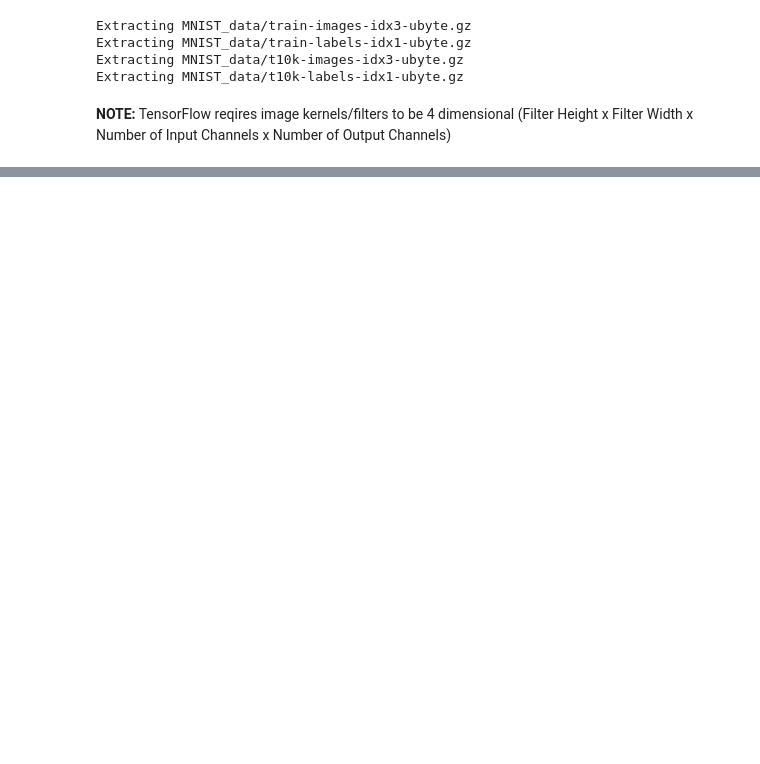
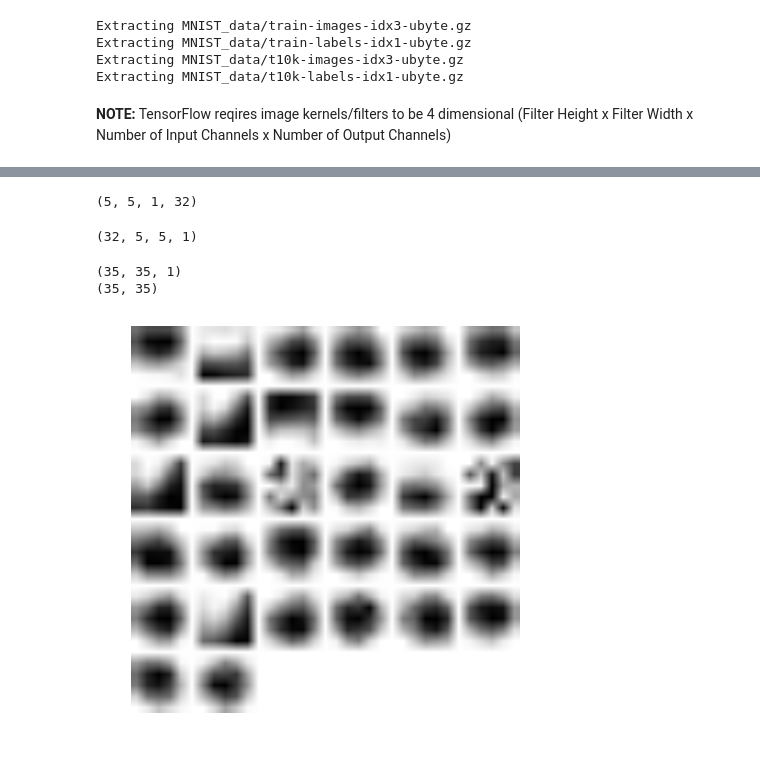
Before and after one commit to ankoorb/DeepLearning, a Jupyter notebook: TensorFlow/TensorFlow_Basic_CNN.ipynb, the cells around one changed output, grey strips where cells are left out. Cells and saved outputs as stored; diff of their text form; code cells hidden in the pictures; blank space fills up the shorter version.

```diff
--- a/TensorFlow/TensorFlow_Basic_CNN.ipynb
+++ b/TensorFlow/TensorFlow_Basic_CNN.ipynb
@@ -54,7 +56,7 @@ z_conv_1 = tf.add(tf.nn.conv2d(input=x_tensor, filter=W_conv_1,
 a_conv_1 = tf.nn.relu(z_conv_1)
 # %%
 # Second convolutional layer
-n_filters_2 = 8
+n_filters_2 = 16
 W_conv_2 = W_variable([filter_size, filter_size, n_filters_1, n_filters_2])
 b_conv_2 = b_variable([n_filters_2])
 # %%
@@ -101,7 +108,7 @@ ses.run(tf.initialize_all_variables())
 # %%
 # Train
 batch_size = 100
-n_epochs = 10
+n_epochs = 3
 batches = mnist.train.num_examples//batch_size
 
 for epoch in range(n_epochs):
@@ -133,0 +172,28 @@ W = ses.run(W_conv_1)
+# %%
+# Filter shape
+print W.shape
+# %% [output]
+(5, 5, 1, 32)
+# %%
+# Reshape Filter shape to (N x H x W x C)
+W_input = W.transpose(3, 0, 1, 2)
+print W_input.shape
+# %% [output]
+(32, 5, 5, 1)
+# %%
+# Create filter grid
+grid = visualize_grid(W_input)
+print grid.shape
+grid_sq = np.squeeze(grid)
+print grid_sq.shape
+# %% [output]
+(35, 35, 1)
+(35, 35)
+# %%
+# Visualize first layer filters
+plt.imshow(grid_sq.astype('uint8'))
+plt.axis('off')
+plt.gcf().set_size_inches(5, 5)
+plt.show()
+# %% [output]
+[figure, added]
```
Also changed, not shown: parts of 10 cells of this notebook.
